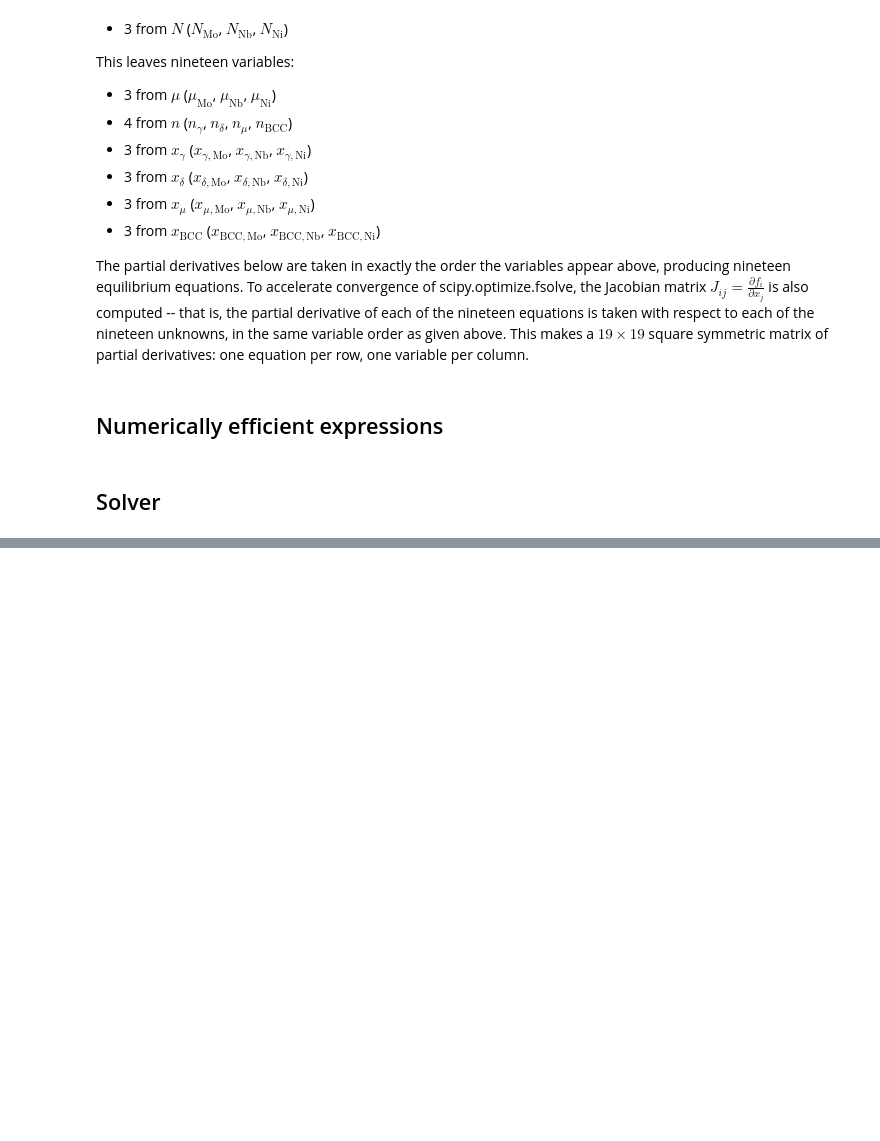
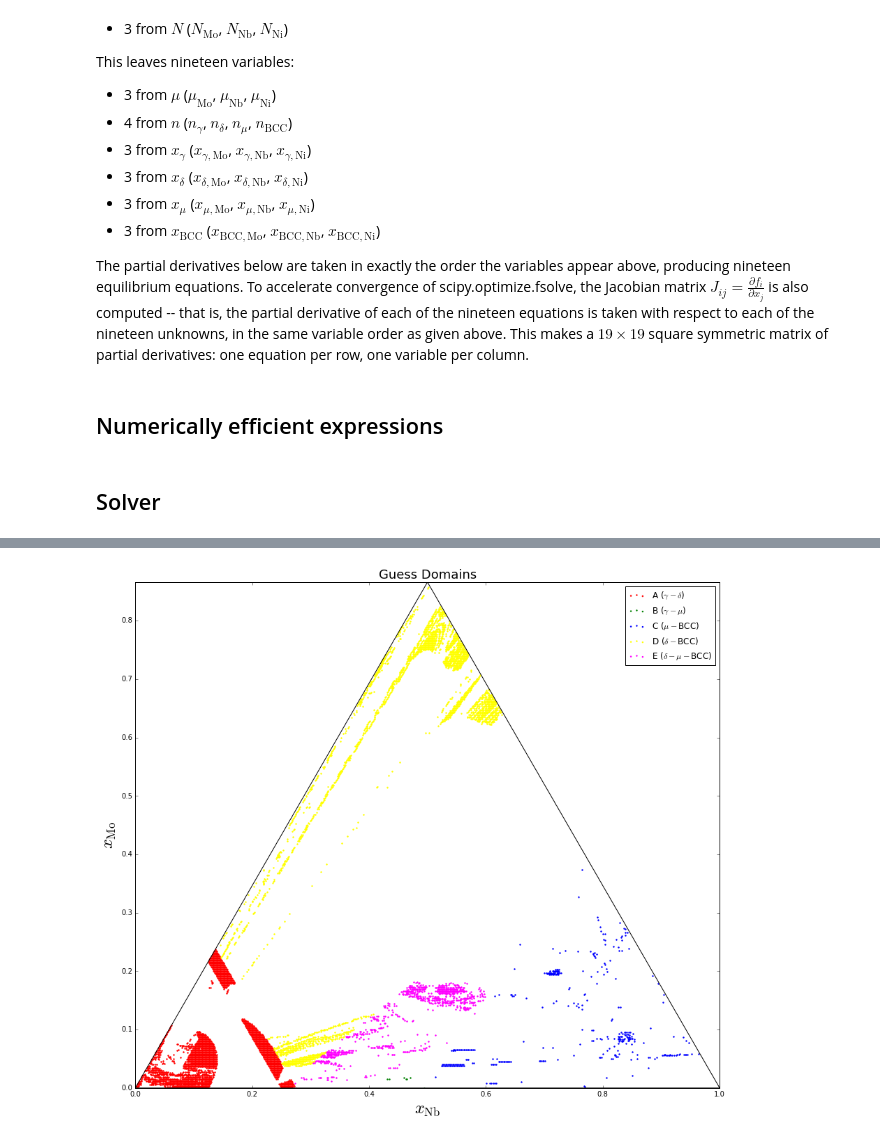
Before and after one commit to usnistgov/phasefield-precipitate-aging, a Jupyter notebook: CALPHAD_extraction.ipynb, the cells around one changed output, grey strips where cells are left out. Drawn from its saved outputs; the diff is of its cells as text; code cells hidden in the pictures; blank space fills up the shorter version.

```diff
--- a/CALPHAD_extraction.ipynb
+++ b/CALPHAD_extraction.ipynb
@@ -717,0 +1103,18 @@ plt.show()
+# %%
+# Plot domains corresponding to the test points
+plt.figure(figsize=(pltsize, rt32*pltsize))
+plt.title("Guess Domains", fontsize=18)
+plt.xlim([0,1])
+plt.ylim([0,rt32])
+plt.xlabel(r'$x_\mathrm{Nb}$', fontsize=24)
+plt.ylabel(r'$x_\mathrm{Mo}$', fontsize=24)
+plt.plot(XT, YT, '-k')
+plt.scatter(XRXA, XRYA, color='red',    s=2, label=r'A ($\gamma-\delta$)')
+plt.scatter(XRXB, XRYB, color='green',  s=2, label=r'B ($\gamma-\mu$)')
+plt.scatter(XRXC, XRYC, color='blue',   s=2, label=r'C ($\mu-$BCC)')
+plt.scatter(XRXD, XRYD, color='yellow', s=2, label=r'D ($\delta-$BCC)')
+plt.scatter(XRXE, XRYE, color='magenta',s=2, label=r'E ($\delta-\mu-$BCC)')
+plt.legend(loc='best')
+plt.show()
+# %% [output]
+[figure, added]
```
Also changed, not shown: parts of 12 cells of this notebook.
